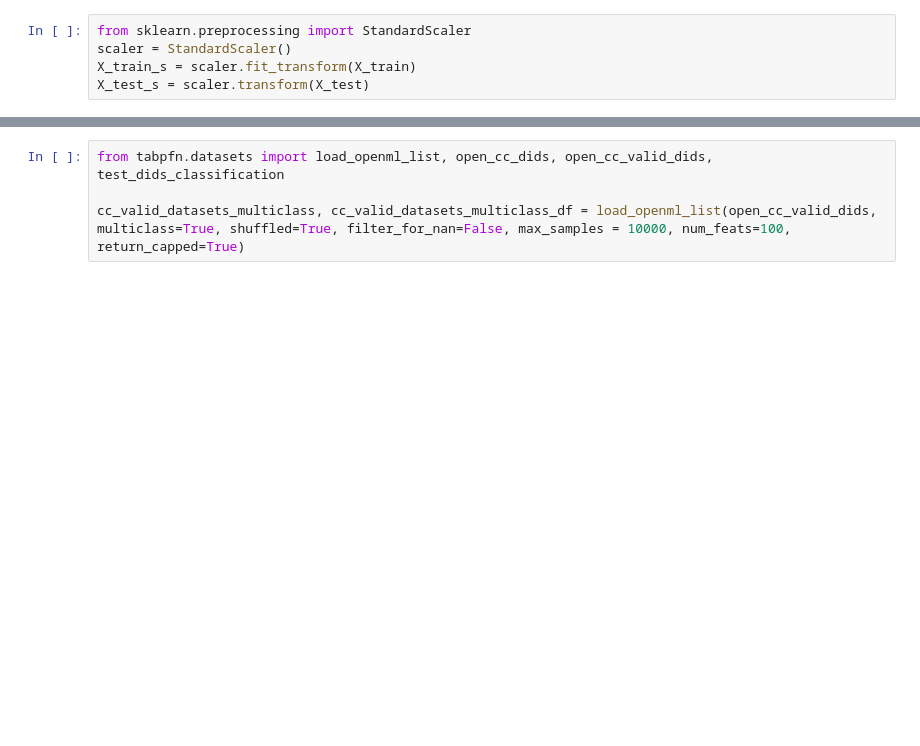
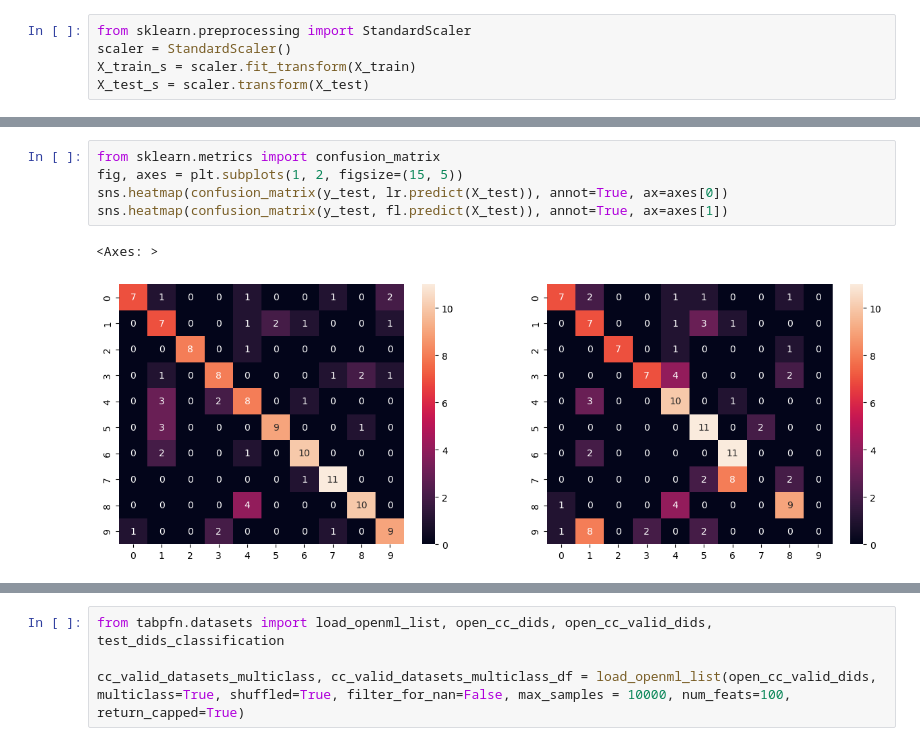
Before and after one commit to microsoft/ticl, a Jupyter notebook: tabpfn/neural_net_comparison_distillation.ipynb, the cells around one changed output, grey strips where cells are left out. Saved outputs shown, nothing was run; the diff lists cells and outputs as text; blank space fills up the shorter version.

```diff
--- a/tabpfn/neural_net_comparison_distillation.ipynb
+++ b/tabpfn/neural_net_comparison_distillation.ipynb
@@ -28,0 +304,8 @@ TorchMLP(n_epochs=100).fit(X_train, y_train).score(X_test, y_test)
+# %%
+from sklearn.metrics import confusion_matrix
+fig, axes = plt.subplots(1, 2, figsize=(15, 5))
+sns.heatmap(confusion_matrix(y_test, lr.predict(X_test)), annot=True, ax=axes[0])
+sns.heatmap(confusion_matrix(y_test, fl.predict(X_test)), annot=True, ax=axes[1])
+# %% [output]
+<Axes: >
+[figure, added]
```
Also changed, not shown: parts of 109 cells of this notebook, 5 other files.
